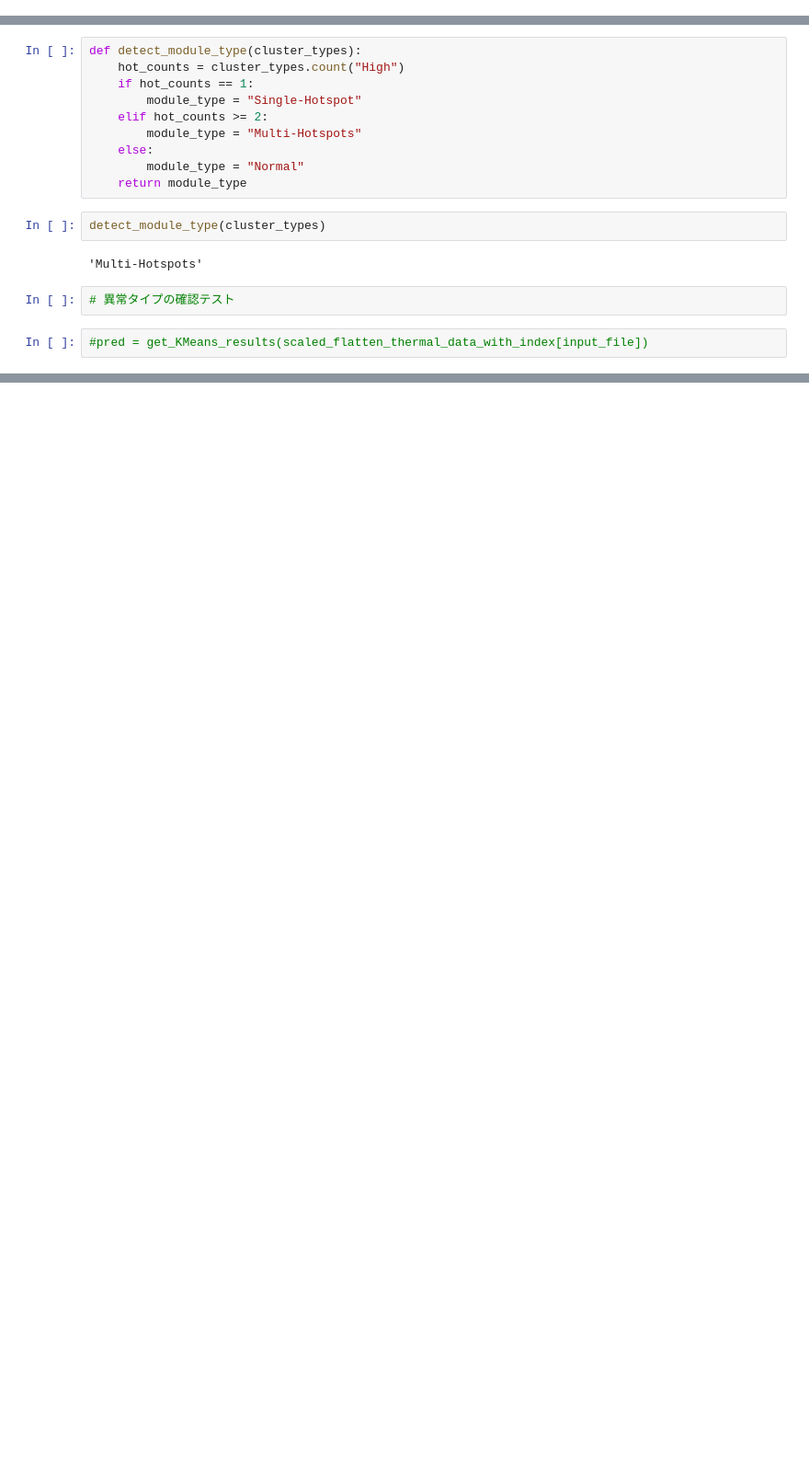
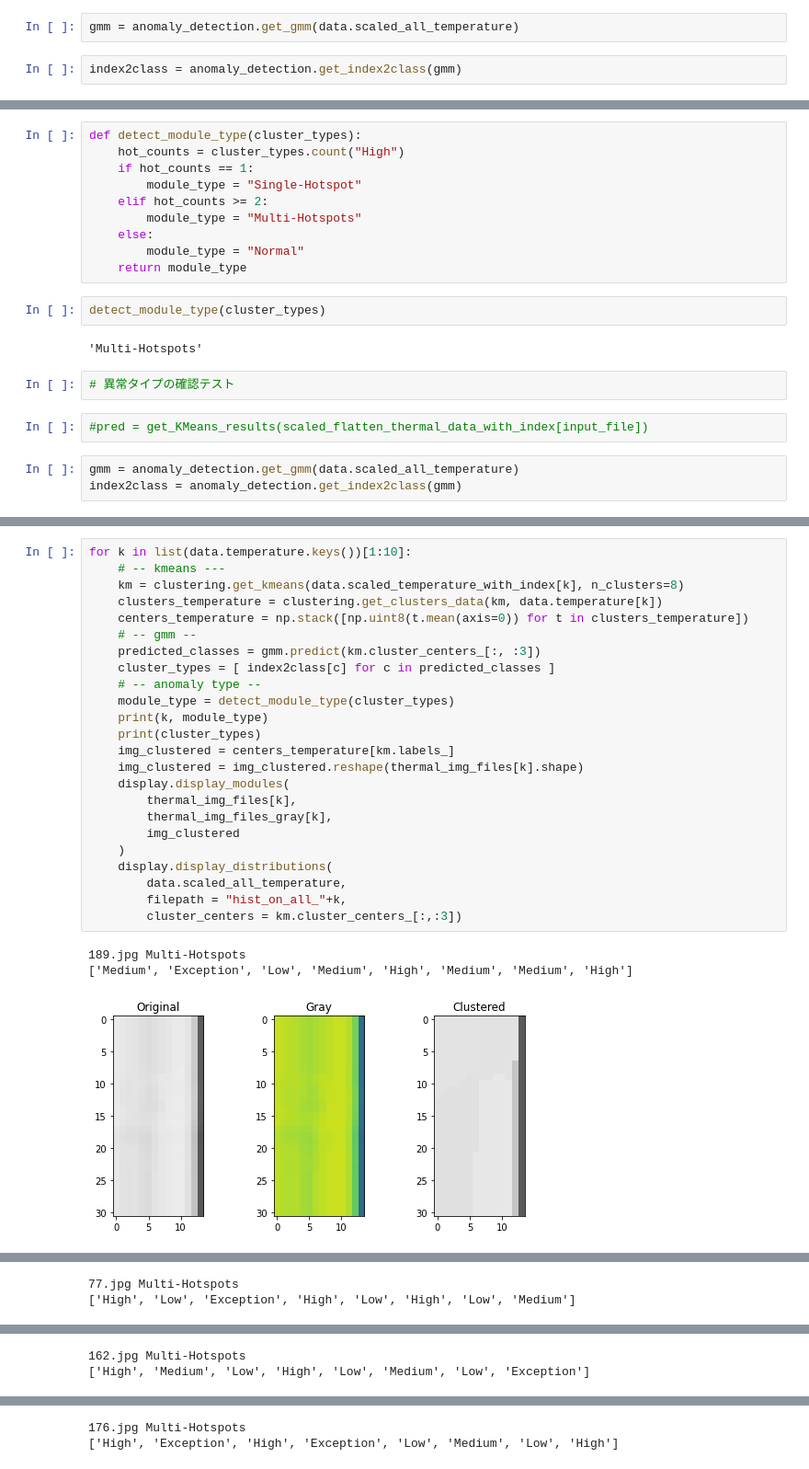
Before and after one commit to nqanh98/anomaly_detection, a Jupyter notebook: test_clustering_for_module.ipynb, the cells around one changed output, grey strips where cells are left out. Shown at 92% size. Cells and saved outputs as stored; diff of their text form; blank space fills up the shorter version.

```diff
--- a/test_clustering_for_module.ipynb
+++ b/test_clustering_for_module.ipynb
@@ -185,3 +150,7 @@ index2class
+# %%
+gmm = anomaly_detection.get_gmm(data.scaled_all_temperature)
+# %%
+index2class = anomaly_detection.get_index2class(gmm)
 # %%
 from scipy import stats
 fig = plt.figure(figsize=(12,4),facecolor="w")
@@ -227,3 +192,6 @@ detect_module_type(cluster_types)
 # 異常タイプの確認テスト
 # %%
 #pred = get_KMeans_results(scaled_flatten_thermal_data_with_index[input_file])
+# %%
+gmm = anomaly_detection.get_gmm(data.scaled_all_temperature)
+index2class = anomaly_detection.get_index2class(gmm)
@@ -229,0 +202,28 @@ detect_module_type(cluster_types)
+# %%
+for k in list(data.temperature.keys())[1:10]:
+    # -- kmeans ---
+    km = clustering.get_kmeans(data.scaled_temperature_with_index[k], n_clusters=8)
+    clusters_temperature = clustering.get_clusters_data(km, data.temperature[k])
+    centers_temperature = np.stack([np.uint8(t.mean(axis=0)) for t in clusters_temperature])
+    # -- gmm --
+    predicted_classes = gmm.predict(km.cluster_centers_[:, :3])
+    cluster_types = [ index2class[c] for c in predicted_classes ]
+    # -- anomaly type --
+    module_type = detect_module_type(cluster_types)
+    print(k, module_type)
+    print(cluster_types)
+    img_clustered = centers_temperature[km.labels_]
+    img_clustered = img_clustered.reshape(thermal_img_files[k].shape)
+    display.display_modules(
+        thermal_img_files[k],
+        thermal_img_files_gray[k],
+        img_clustered
+    )
+    display.display_distributions(
+        data.scaled_all_temperature,
+        filepath = "hist_on_all_"+k,
+        cluster_centers = km.cluster_centers_[:,:3])
+# %% [output]
+189.jpg Multi-Hotspots
+['Medium', 'Exception', 'Low', 'Medium', 'High', 'Medium', 'Medium', 'High']
+[figure, added]
@@ -229,0 +231,2 @@ detect_module_type(cluster_types)
+77.jpg Multi-Hotspots
+['High', 'Low', 'Exception', 'High', 'Low', 'High', 'Low', 'Medium']
@@ -229,0 +235,2 @@ detect_module_type(cluster_types)
+162.jpg Multi-Hotspots
+['High', 'Medium', 'Low', 'High', 'Low', 'Medium', 'Low', 'Exception']
@@ -229,0 +239,2 @@ detect_module_type(cluster_types)
+176.jpg Multi-Hotspots
+['High', 'Exception', 'High', 'Exception', 'Low', 'Medium', 'Low', 'High']
```
Also changed, not shown: parts of 31 cells of this notebook, 15 other files.
